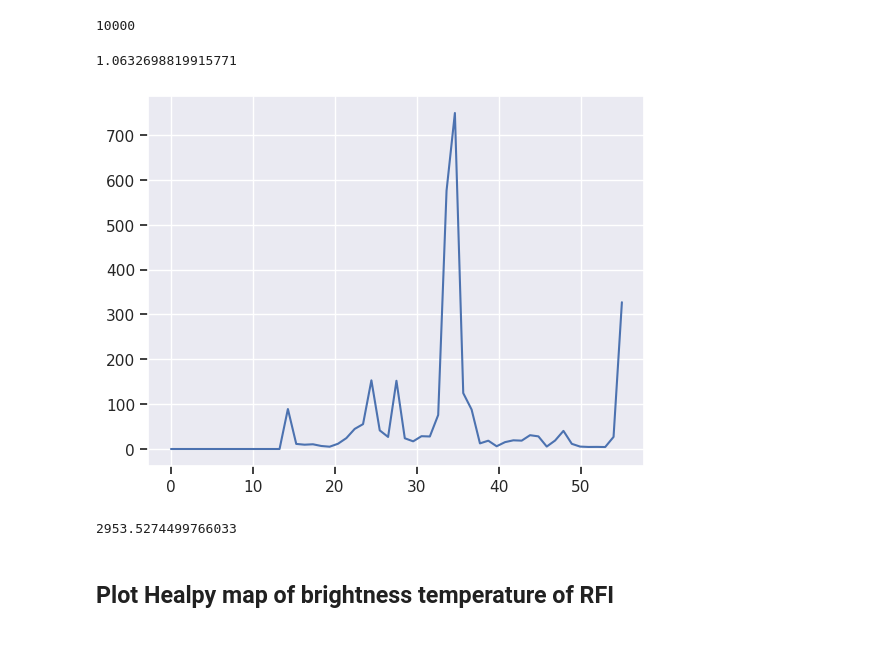
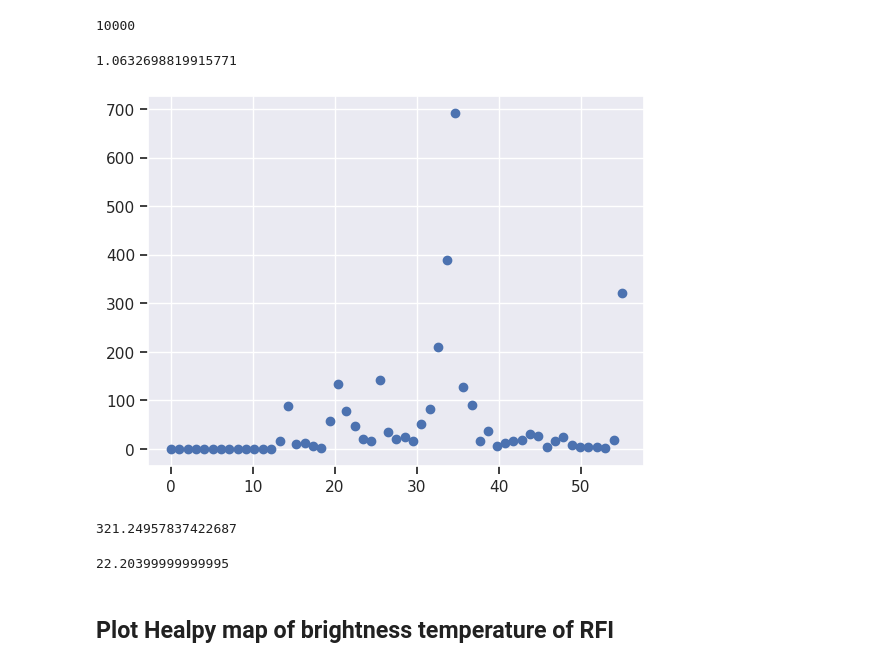
Before and after one commit to Bharatcs/rfi, a Jupyter notebook: Project/starfire_main.ipynb, the cells around one changed output. Saved outputs shown, nothing was run; the diff lists cells and outputs as text; code cells hidden in the pictures.

```diff
--- a/Project/starfire_main.ipynb
+++ b/Project/starfire_main.ipynb
@@ -621,21 +621,26 @@ for i in range(len(year_lat)):
             FOMtime[fomval]+=0
         else:
             FOMtime[fomval]+=deltaT
-# %%
-np.sum(FOMtime)*1e-7
-# %% [output]
-1.0632698819915771
+# %%
+np.sum(FOMtime)*1e-7
+# %% [output]
+1.0632698819915771
 # %%
 fomvals=np.linspace(0,55,55)
 # %%
-plt.plot(fomvals,(FOMtime/3600))
+plt.scatter(fomvals,(FOMtime/3600))
 plt.show()
 # %% [output]
-[figure, old version]
+[figure, new version]
-# %%
-np.sum(FOMtime)/3600
-# %% [output]
-2953.5274499766033
+# %%
+FOMtime[54]/3600
+# %% [output]
+321.24957837422687
+# %%
+arcticpix=hp.ang2pix(nside,45.494139,83.785306,lonlat=True)
+FOM_map[arcticpix]
+# %% [output]
+22.20399999999995
 # %% [markdown]
 ## Plot Healpy map of brightness temperature of RFI
 # %%
```
Also changed, not shown: parts of 16 cells of this notebook, 6 other files.
